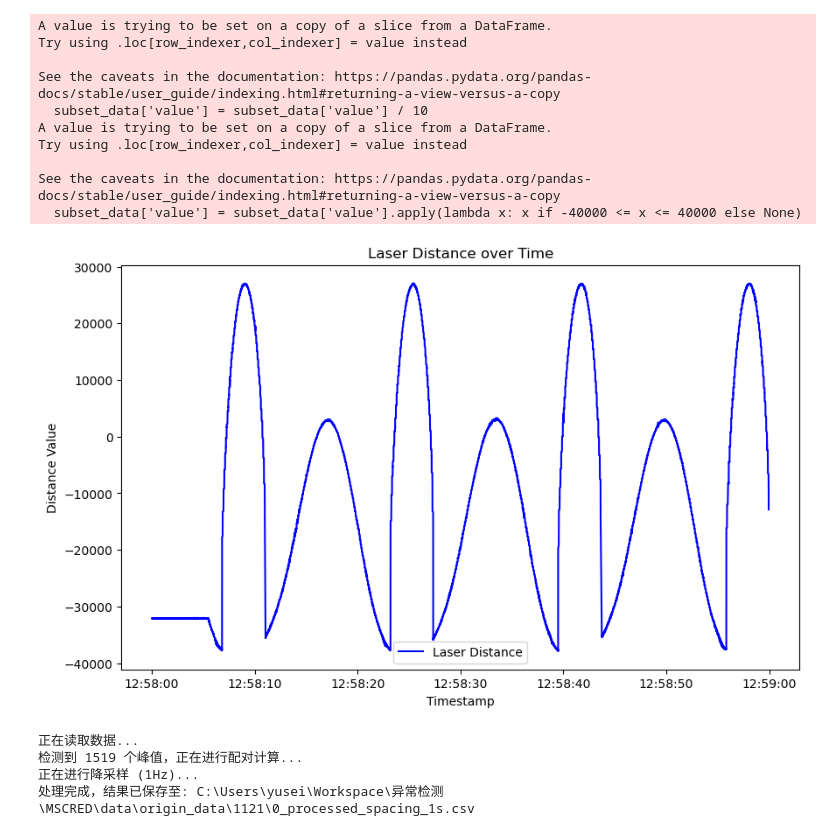
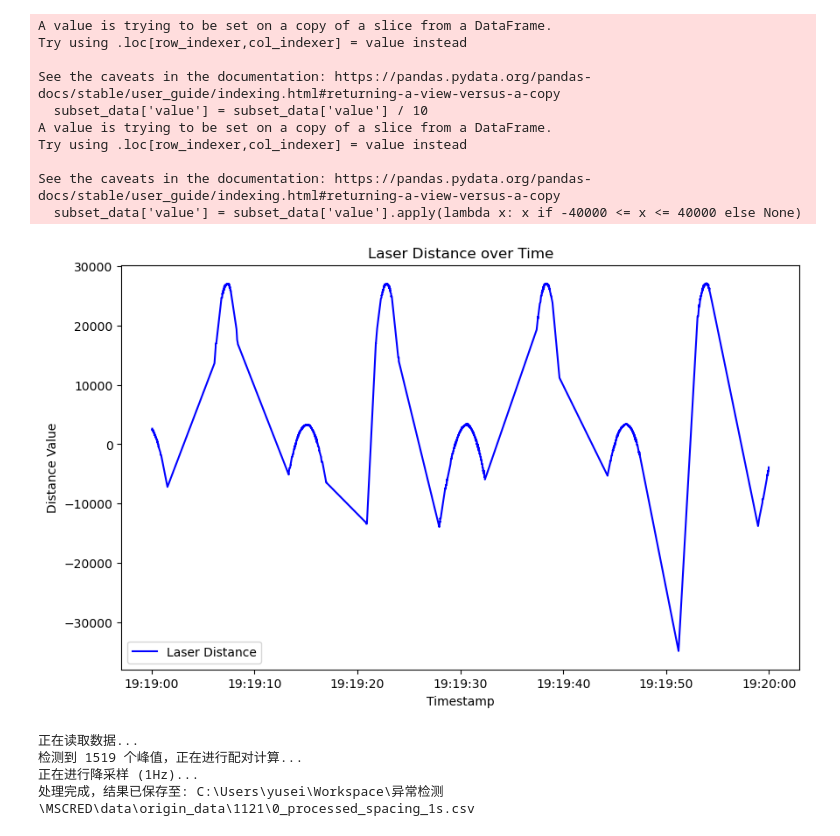
Before and after one commit to ExcelsiorH/MSCRED, a Jupyter notebook: used_utils/2_laser_analyse.ipynb, the cells around one changed output. Cells and saved outputs as stored; diff of their text form; code cells hidden in the pictures.

```diff
--- a/used_utils/2_laser_analyse.ipynb
+++ b/used_utils/2_laser_analyse.ipynb
@@ -4,7 +4,7 @@ import pandas as pd
 import matplotlib.pyplot as plt
 import os
 # 读取CSV文件
-file_path = r"C:\\Users\\yusei\\Workspace\\异常检测\\MSCRED\\data\\origin_data\\1128_send\\laser_distance.csv"
+file_path = r"C:\\Users\\yusei\\Workspace\\异常检测\\MSCRED\\data\\origin_data\\1129\\laser_distance.csv"
 data = pd.read_csv(file_path)
 # 检查数据结构
 print(data.head())
@@ -12,8 +12,8 @@ print(data.head())
 data['timestamp'] = pd.to_datetime(data['timestamp'])
 
 #截取部分数据进行可视化，根据时间截取
-start_time = pd.to_datetime("2025-11-28 12:58:00")
-end_time = pd.to_datetime("2025-11-28 12:59:00")
+start_time = pd.to_datetime("2025-11-29 19:19:00")
+end_time = pd.to_datetime("2025-11-29 19:20:00")
 subset_data = data[(data['timestamp'] >= start_time) & (data['timestamp'] <= end_time)]
 
 #对value列进行处理，value数值整体除以10
@@ -47,14 +47,14 @@ plt.show()
 A value is trying to be set on a copy of a slice from a DataFrame.
 Try using .loc[row_indexer,col_indexer] = value instead
 
 See the caveats in the documentation: https://pandas.pydata.org/pandas-docs/stable/user_guide/indexing.html#returning-a-view-versus-a-copy
   subset_data['value'] = subset_data['value'] / 10
 A value is trying to be set on a copy of a slice from a DataFrame.
 Try using .loc[row_indexer,col_indexer] = value instead
 
 See the caveats in the documentation: https://pandas.pydata.org/pandas-docs/stable/user_guide/indexing.html#returning-a-view-versus-a-copy
   subset_data['value'] = subset_data['value'].apply(lambda x: x if -40000 <= x <= 40000 else None)
-[figure, old version]
+[figure, new version]
 # %%
 import pandas as pd
 import numpy as np
```
Also changed, not shown: parts of 1 cell of this notebook, 4 other files.
